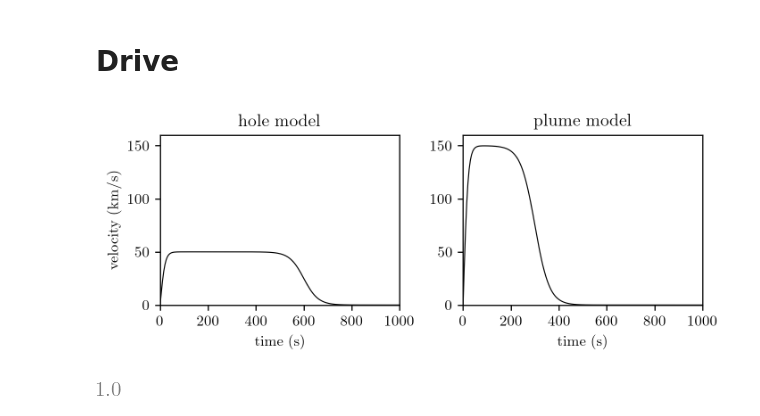
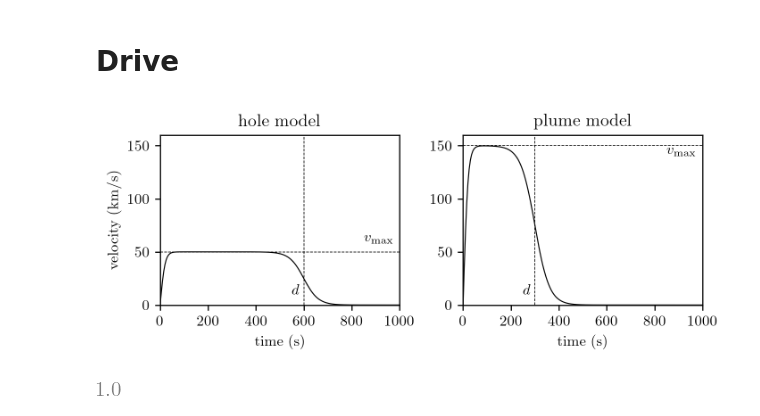
Before and after one commit to MichaelMaex/eindproject-2, a Jupyter notebook: notebooks/large_scale_structure.ipynb, the cells around one changed output. Drawn from its saved outputs; the diff is of its cells as text; code cells hidden in the pictures.

```diff
--- a/notebooks/large_scale_structure.ipynb
+++ b/notebooks/large_scale_structure.ipynb
@@ -65,9 +65,9 @@ fig, ax, = plt.subplots(3,3, figsize = (9,8))
 images = [pp.pload(t, "../pluto-definitions/large_scale_structure/plume/") for t in T]
 im = [0]*9
 
-vmin = min(image.prs.min() for image in images)
-vmax = max(image.prs.max() for image in images)
-vmax = 0.0040
+vmin = min(image.rho.min() for image in images)
+vmax = max(image.rho.max() for image in images)
+vmax = 0.13
 norm = colors.Normalize(vmin=vmin, vmax=vmax)
 norm_true = colors.Normalize(vmin=vmin*units.UNIT_PRESSURE, vmax=vmax*units.UNIT_PRESSURE)
 
@@ -75,10 +75,10 @@ for i in range(9):
     axis = ax[i//3][i%3]
     t = T[i]
     frame = images[i]
-    im[i] = bp.plot(axis, frame.prs, frame, norm=norm, L0 = units.UNIT_LENGTH)
+    im[i] = bp.plot(axis, frame.rho, frame, norm=norm, L0 = units.UNIT_LENGTH)
     # im[i] = axis.imshow(frame.prs, norm=norm, cmap=cm.plasma)
     axis.set_title("$t = {:.2e} (s)$".format(frame.SimTime*units.UNIT_TIME))
 fig.tight_layout()
-fig.colorbar(cm.ScalarMappable(norm=norm_true, cmap=cm.plasma), ax  = ax, label = "pressure (Ba)")
-fig.savefig("../report/figures/plume_time.pdf")
+fig.colorbar(cm.ScalarMappable(norm=norm, cmap=cm.plasma), ax  = ax, label = "pressure (Ba)")
+# fig.savefig("../report/figures/plume_time.pdf")
 # %% [output]
@@ -125,23 +126,33 @@ def drive(t, A, d):
 # %%
 fig, ax, = plt.subplots(1, 2, figsize = (6,2.5))
 xlabel = "time (s)"
 t = np.linspace(0,1000,200)
 ax[0].plot(t, drive(t, 50, 600), 'k', linewidth = 0.7)
 ax[1].plot(t, drive(t, 150, 300), 'k', linewidth = 0.7)
 ax[0].set_xlabel(xlabel)
 ax[1].set_xlabel(xlabel)
+
+ax[0].set_ylabel("velocity (km/s)")
+ax[0].set_title("hole model")
+ax[1].set_title("plume model")
+ax[0].plot([0,1000],[50,50], linewidth = 0.5, linestyle="--" , color = "k")
+ax[0].text(850, 58, "$v_{\mathrm{max}}$")
+ax[0].plot([600, 600],[0,160], linewidth = 0.5, linestyle ="--", color = "k")
+ax[0].text(550, 10,  "$d$")
+ax[1].plot([0,1000],[150,150], linewidth = 0.5, linestyle="--" , color = "k")
+ax[1].text(850, 140, "$v_{\mathrm{max}}$")
+ax[1].plot([300, 300],[0,160], linewidth = 0.5, linestyle ="--", color = "k")
+ax[1].text(250, 10,  "$d$")
+
 ax[0].set_ylim(0, 160)
 ax[1].set_ylim(0, 160)
 ax[0].set_xlim(0, 1000)
 ax[1].set_xlim(0, 1000)
-ax[0].set_ylabel("velocity (km/s)")
-ax[0].set_title("hole model")
-ax[1].set_title("plume model")
 fig.tight_layout()
 fig.savefig("../report/figures/wave_drive.pdf")
 # print(drive(t, 50, 600))
 # %% [output]
-[figure, old version]
+[figure, new version]
 # %%
 t0
 # %% [output]
```
Also changed, not shown: parts of 1 cell of this notebook, 1 other file.
